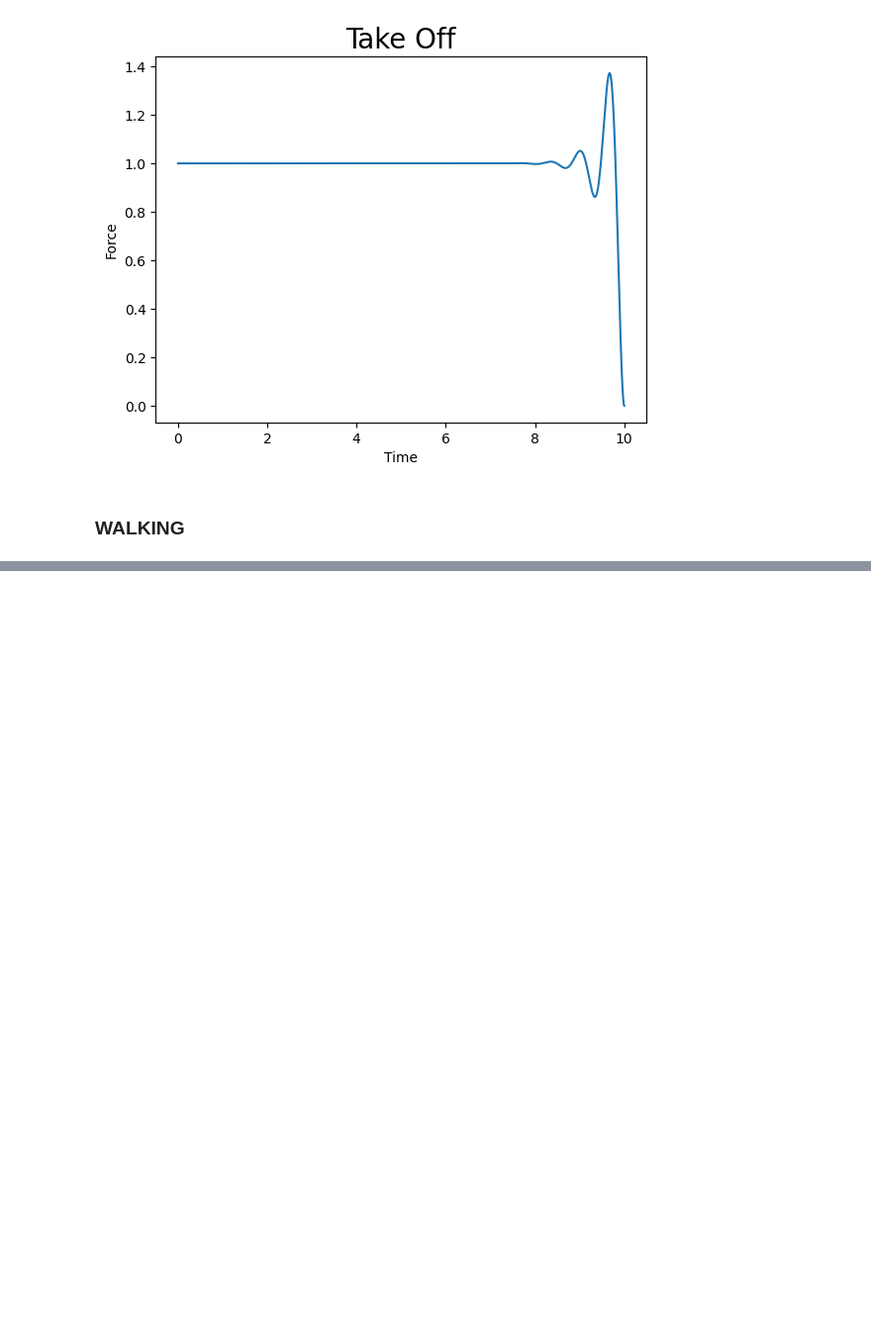
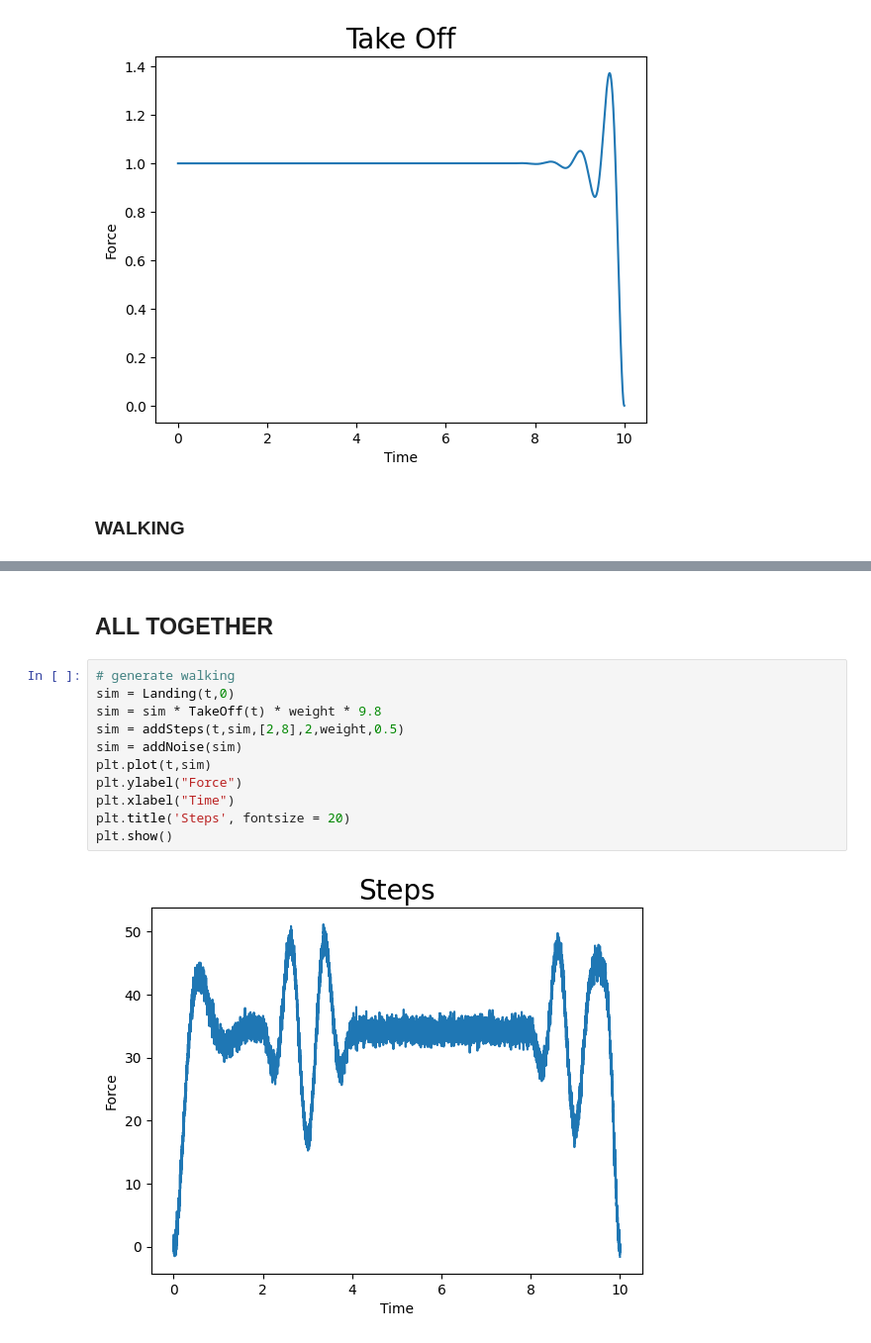
Before and after one commit to simoncarthew/EEE4113F_Group16_Hornbill_Scale, a Jupyter notebook: DYNAMIC_WEIGHT_ANALYSIS/signal_generation/sig_gen_experiment.ipynb, the cells around one changed output, grey strips where cells are left out. Shown: that part at 99% size. Cells and saved outputs as stored; diff of their text form; blank space fills up the shorter version.

```diff
--- a/DYNAMIC_WEIGHT_ANALYSIS/signal_generation/sig_gen_experiment.ipynb
+++ b/DYNAMIC_WEIGHT_ANALYSIS/signal_generation/sig_gen_experiment.ipynb
@@ -160,0 +185,15 @@ plt.show()
+# %% [markdown]
+## ALL TOGETHER
+# %%
+# generate walking
+sim = Landing(t,0)
+sim = sim * TakeOff(t) * weight * 9.8
+sim = addSteps(t,sim,[2,8],2,weight,0.5)
+sim = addNoise(sim)
+plt.plot(t,sim)
+plt.ylabel("Force")
+plt.xlabel("Time")
+plt.title('Steps', fontsize = 20)
+plt.show()
+# %% [output]
+[figure, added]
```
Also changed, not shown: parts of 4 cells of this notebook, 1 other file.
